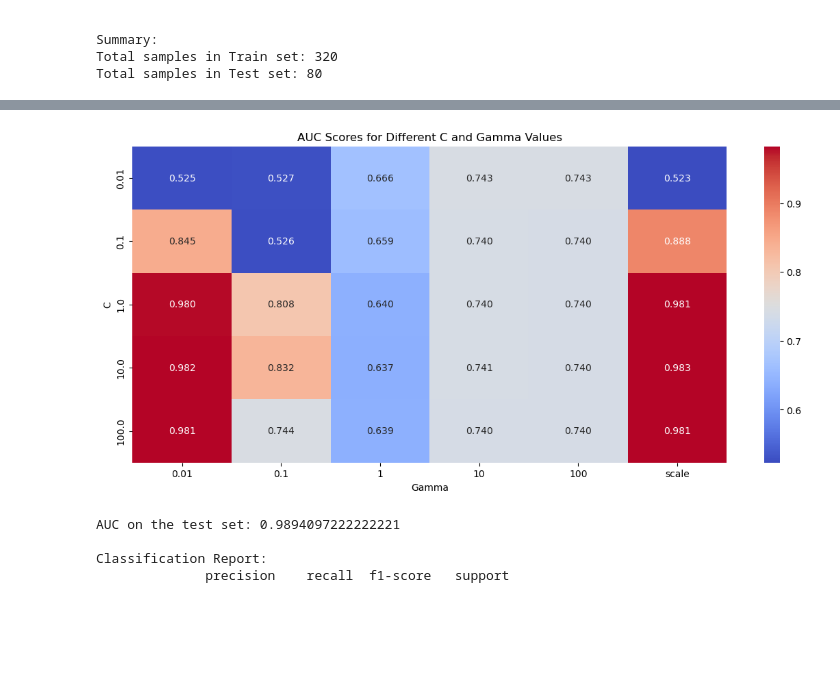
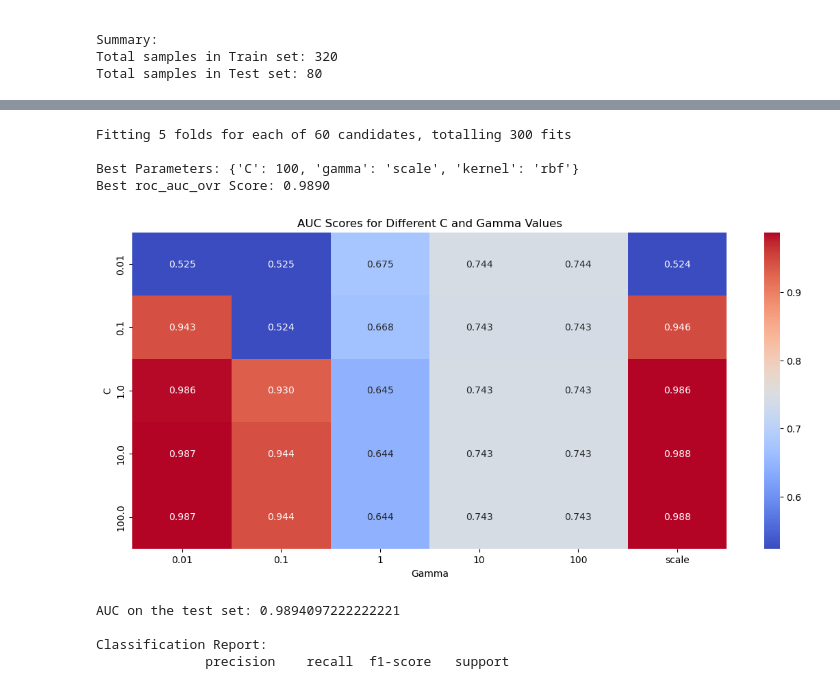
Before and after one commit to soheilbh/aed-challange, a Jupyter notebook: main.ipynb, the cells around one changed output, grey strips where cells are left out. Cells and saved outputs as stored; diff of their text form; code cells hidden in the pictures; blank space fills up the shorter version.

```diff
--- a/main.ipynb
+++ b/main.ipynb
@@ -383,33 +377,3 @@ Class Distribution Table:
 Summary:
 Total samples in Train set: 320
 Total samples in Test set: 80
-# %%
-# Custom AUC scorer for multi-class (One-vs-Rest)
-auc_scorer = make_scorer(roc_auc_score, multi_class='ovr', response_method='predict_proba')
-
-# Initialize Stratified K-Fold
-kfold = StratifiedKFold(n_splits=5, shuffle=True, random_state=42)
-
-# Define the hyperparameter grid
-param_grid = {
-    'C': [0.01, 0.1, 1, 10, 100],
-    'gamma': [0.01, 0.1, 1, 'scale', 10, 100],
-    'kernel': ['rbf','linear']
-}
-
-# Perform GridSearchCV with the custom AUC scorer
-grid_search = GridSearchCV(
-    SVC(probability=True),
-    param_grid=param_grid,
-    scoring=auc_scorer,
-    cv=kfold,
-    verbose=2,
-    n_jobs=-1
-)
-
-# Fit the model
-grid_search.fit(X_train, y_train)
-
-# Print the best hyperparameters and mean AUC during cross-validation
-print("\nBest hyperparameters:", grid_search.best_params_)
-print("Best mean AUC during cross-validation:", grid_search.best_score_)
@@ -434,26 +380,44 @@ Best mean AUC during cross-validation: 0.9852826030593727
+# %%
+param_grid_svm = {
+    'C': [0.01, 0.1, 1, 10, 100],
+    'gamma': [0.01, 0.1, 1, 'scale', 10, 100],
+    'kernel': ['rbf','linear']
+}
+
+grid_search_svm, best_params_svm, best_score_svm = grid_search_hyperparameter_tuning(
+    model=SVC(probability=True, random_state=42),
+    param_grid=param_grid_svm,
+    X_train=X_train,
+    y_train=y_train
+)
+# %% [output]
+Fitting 5 folds for each of 60 candidates, totalling 300 fits
+
+Best Parameters: {'C': 100, 'gamma': 'scale', 'kernel': 'rbf'}
+Best roc_auc_ovr Score: 0.9890
 # %%
 # Convert results to DataFrame
-cv_results = pd.DataFrame(grid_search.cv_results_)
+cv_results = pd.DataFrame(grid_search_svm.cv_results_)
 
 # Convert parameters to numeric type for correct sorting
 cv_results["param_C"] = cv_results["param_C"].astype(float)
 cv_results["param_gamma"] = cv_results["param_gamma"].astype(str)  # Keep gamma as string if 'scale' is used
 
 # Use pivot_table instead of pivot to handle duplicate index-column pairs
 df_heatmap = cv_results.pivot_table(index="param_C", columns="param_gamma", values="mean_test_score", aggfunc="mean")
 
 # Sort the index for better visualization
 df_heatmap = df_heatmap.sort_index(ascending=True)
 
 # Plot heatmap
 plt.figure(figsize=(14, 6))
 sns.heatmap(df_heatmap, annot=True, cmap="coolwarm", fmt=".3f")
 plt.title("AUC Scores for Different C and Gamma Values")
 plt.xlabel("Gamma")
 plt.ylabel("C")
 plt.show()
 # %% [output]
-[figure, old version]
+[figure, new version]
 # %%
 # Initialize the SVM classifier with the best hyperparameters
 svm = SVC(kernel='rbf', C=10, gamma='scale', probability=True, random_state=42)
```
Also changed, not shown: parts of 11 cells of this notebook, 1 other file.
